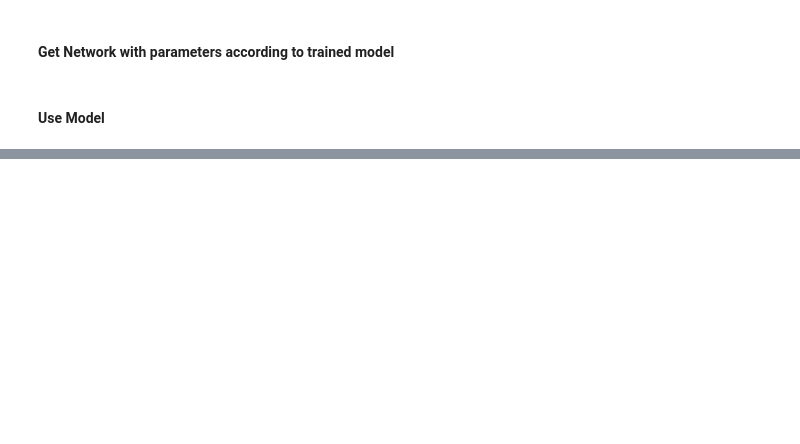
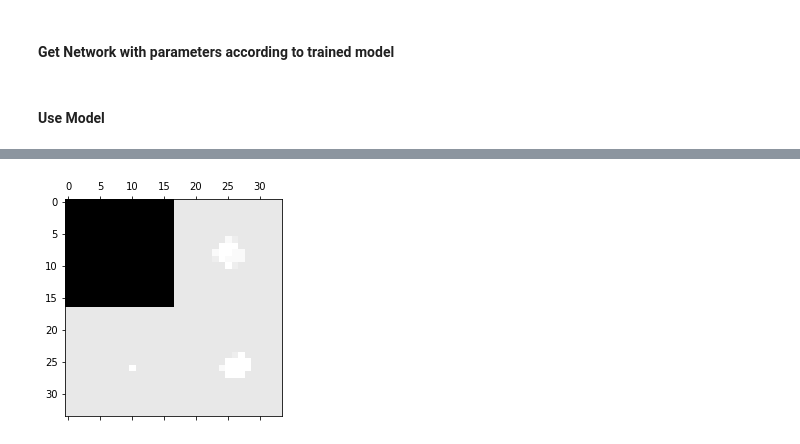
Before and after one commit to Yarlermanden/MultiCellularAutomata, a Jupyter notebook: Experiments/NeuroEvolution.ipynb, the cells around one changed output, grey strips where cells are left out. Drawn from its saved outputs; the diff is of its cells as text; code cells hidden in the pictures; blank space fills up the shorter version.

```diff
--- a/Experiments/NeuroEvolution.ipynb
+++ b/Experiments/NeuroEvolution.ipynb
@@ -96,0 +142,27 @@ trained_network = problem.parameterize_net(searcher.status['center'])
+# %%
+state = generator.generate_moving_state(50, batch_size)
+cell = torch.tensor(state.x, device=device)
+food = torch.tensor(state.food, device=device)
+target = state.x[:, 0]
+food_coord = generator.get_food_coord_from_food(state.food)
+# %%
+#animate
+def animate2(i, cell, target, food):
+    global food_coord
+    cell, food, live_count, _ = trained_network(cell, food, 1)
+    #print((cell > 1.1).to(torch.float).sum()) # this shows the potential importance of including clamp
+    #print('live_count: ', live_count[0].item())
+    if i % 2 == 0:
+        target = generator.move_towards_food(target, food_coord)
+        #print(target.sum(dim=(1,2)))
+    mat.set_data(extract_data(cell, target))
+    i += 1
+    return cell, target, i
+
+i = 0
+# %%
+fig, ax = plt.subplots()
+mat = ax.matshow(extract_data(cell, target), cmap='gray')
+cell, target, i = animate2(i, cell, target, food)
+# %% [output]
+[figure, added]
```
Also changed, not shown: parts of 7 cells of this notebook, 3 other files.
